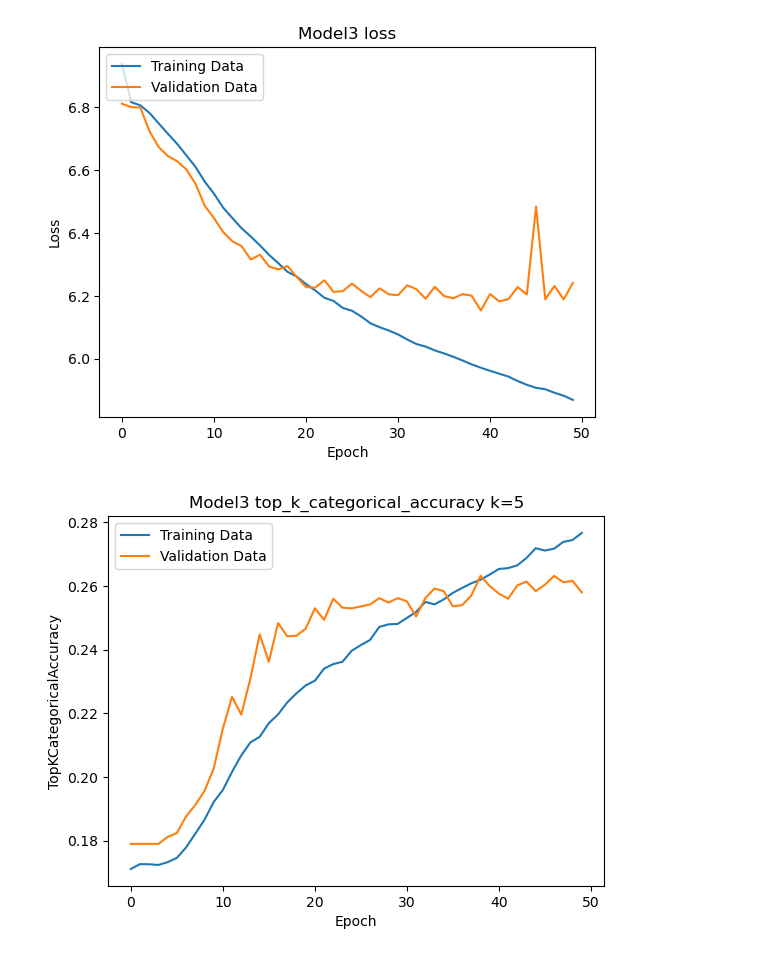
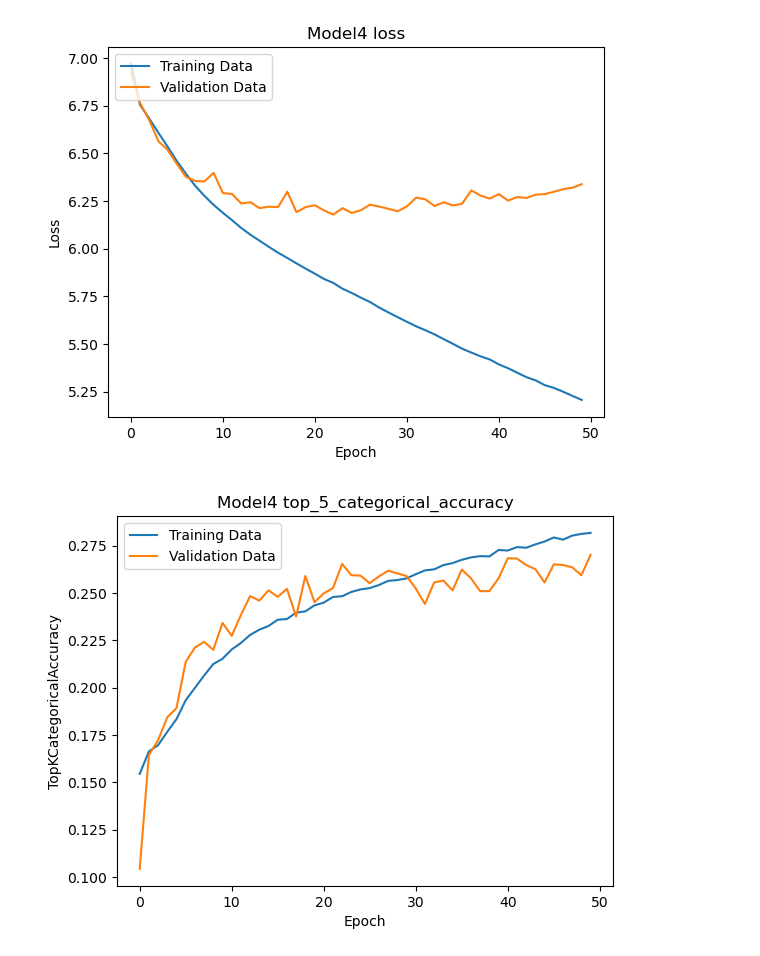
Before and after one commit to Punat02/TextGenerator, a Jupyter notebook: LookAtModel.ipynb, the cells around one changed output. Saved outputs shown, nothing was run; the diff lists cells and outputs as text; code cells hidden in the pictures.

```diff
--- a/LookAtModel.ipynb
+++ b/LookAtModel.ipynb
@@ -1,13 +1,13 @@
 # %%
 from matplotlib import pyplot as plt
 import pickle
-history = pickle.load(open("Model3/history.p", "rb"))
+history = pickle.load(open("Model4/history.p", "rb"))
 
 plt.plot(history['accuracy'])
 plt.plot(history['val_accuracy'])
-plt.title('Model3 Accuracy')
+plt.title('Model4 Accuracy')
 plt.ylabel('Accuracy')
 plt.xlabel('Epoch')
 plt.legend(['Training Data', 'Validation Data'], loc='upper left')
-plt.savefig('png/Model3 Accuracy.png')
+plt.savefig('png/Model4 Accuracy.png')
 # %% [output]
@@ -15,20 +15,20 @@ plt.savefig('png/Model3 Accuracy.png')
 # %%
 plt.plot(history['loss'])
 plt.plot(history['val_loss'])
-plt.title('Model3 loss')
+plt.title('Model4 loss')
 plt.ylabel('Loss')
 plt.xlabel('Epoch')
 plt.legend(['Training Data', 'Validation Data'], loc='upper left')
-plt.savefig('png/Model3 loss.png')
+plt.savefig('png/Model4 loss.png')
 # %% [output]
-[figure, old version]
+[figure, new version]
 # %%
-plt.plot(history['top_k_categorical_accuracy'])
-plt.plot(history['val_top_k_categorical_accuracy'])
-plt.title('Model3 top_k_categorical_accuracy k=5')
+plt.plot(history['top_5_categorical_accuracy'])
+plt.plot(history['val_top_5_categorical_accuracy'])
+plt.title('Model4 top_5_categorical_accuracy')
 plt.ylabel('TopKCategoricalAccuracy')
 plt.xlabel('Epoch')
 plt.legend(['Training Data', 'Validation Data'], loc='upper left')
-plt.savefig('png/Model3 top_k_categorical_accuracy k=5.png')
+plt.savefig('png/Model4 top_5_categorical_accuracy k=5.png')
 # %% [output]
-[figure, old version]
+[figure, new version]
```
Also changed, not shown: parts of 4 cells of this notebook, 1 other file.
